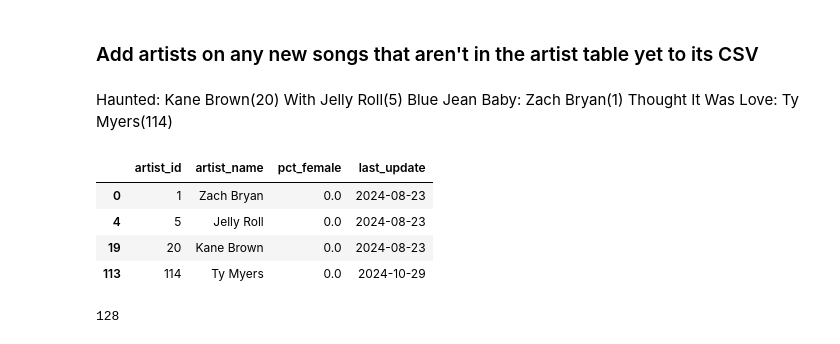
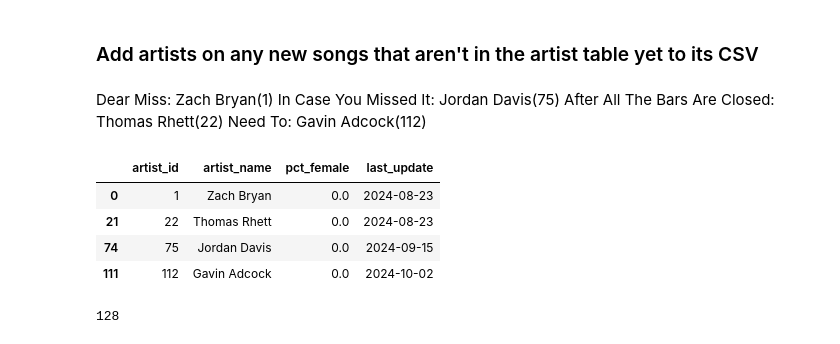
Before and after one commit to jwmanahan/billboard, a Jupyter notebook: add_new_week.ipynb, the cells around one changed output. Saved outputs shown, nothing was run; the diff lists cells and outputs as text; code cells hidden in the pictures.

```diff
--- a/add_new_week.ipynb
+++ b/add_new_week.ipynb
@@ -147,23 +147,24 @@ print(list(new_song_to_rank.keys()))
 # %%
 df_artist = pd.read_csv('source_data/artist.csv')
 # %% [markdown]
-Haunted: Kane Brown(20) With Jelly Roll(5)
-Blue Jean Baby: Zach Bryan(1)
-Thought It Was Love: Ty Myers(114)
+Dear Miss: Zach Bryan(1)
+In Case You Missed It: Jordan Davis(75)
+After All The Bars Are Closed: Thomas Rhett(22)
+Need To: Gavin Adcock(112)
 # %%
 new_song_artists = [
-    'Kane Brown'
-    , 'Jelly Roll'
+    'Jordan Davis'
+    , 'Thomas Rhett'
+    , 'Gavin Adcock'
     , 'Zach Bryan'
-    , 'Ty Myers'
 ]
 df_artist[df_artist['artist_name'].isin(new_song_artists)]
 # %% [output]
 |  | artist_id | artist_name | pct_female | last_update |
 | 0 | 1 | Zach Bryan | 0.0 | 2024-08-23 |
-| 4 | 5 | Jelly Roll | 0.0 | 2024-08-23 |
-| 19 | 20 | Kane Brown | 0.0 | 2024-08-23 |
-| 113 | 114 | Ty Myers | 0.0 | 2024-10-29 |
+| 21 | 22 | Thomas Rhett | 0.0 | 2024-08-23 |
+| 74 | 75 | Jordan Davis | 0.0 | 2024-09-15 |
+| 111 | 112 | Gavin Adcock | 0.0 | 2024-10-02 |
 # %%
 df_artist['artist_id'].max()
 # %% [output]
```
Also changed, not shown: parts of 26 cells of this notebook, 5 other files.
